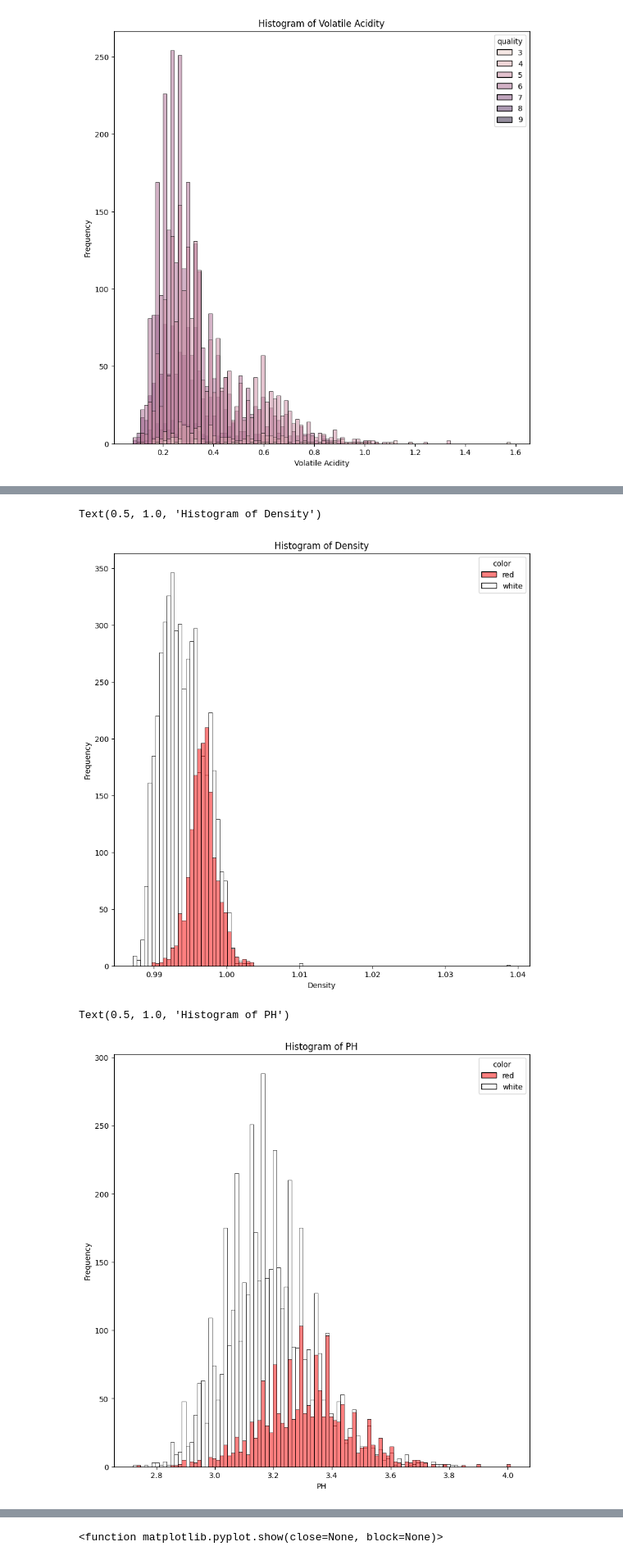
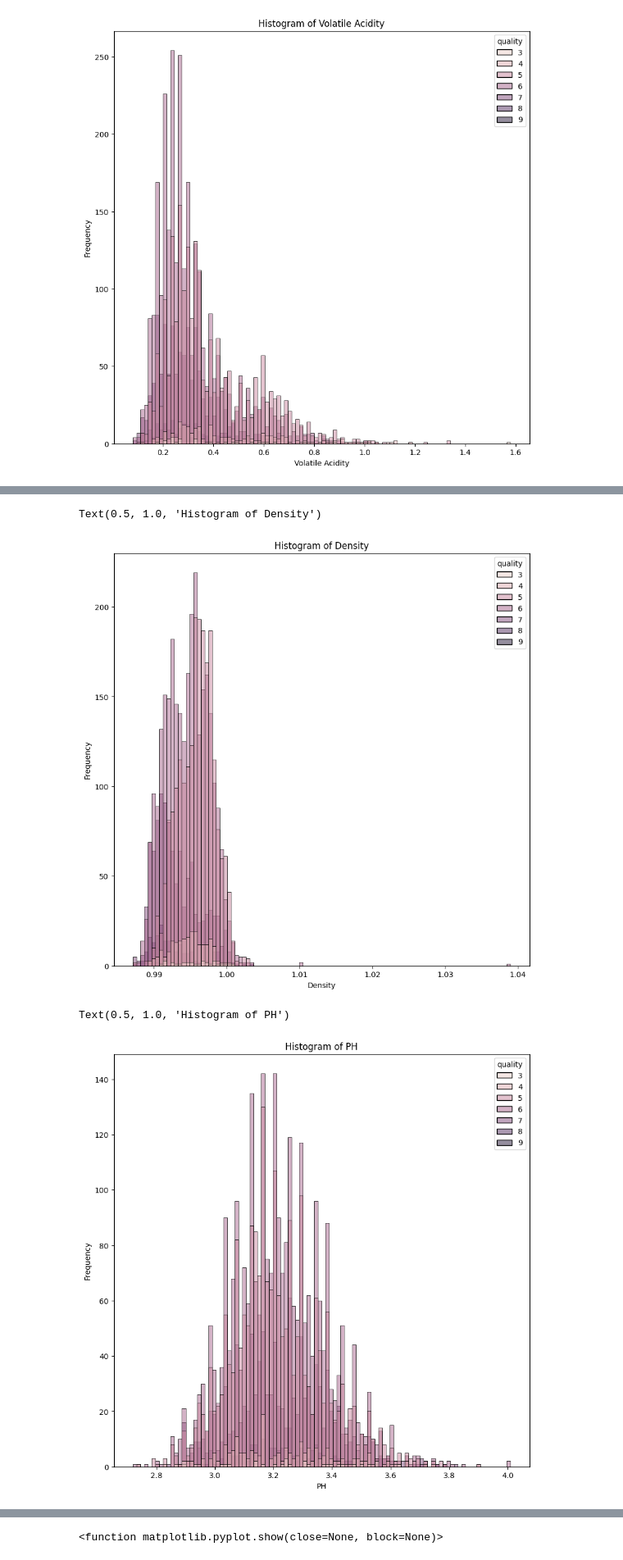
Before and after one commit to Alexander940/AI_Lab3, a Jupyter notebook: Lab-IA1_Lab-3.ipynb, the cells around one changed output, grey strips where cells are left out. Shown at 82% size. Cells and saved outputs as stored; diff of their text form; code cells hidden in the pictures.

```diff
--- a/Lab-IA1_Lab-3.ipynb
+++ b/Lab-IA1_Lab-3.ipynb
@@ -205,20 +205,20 @@ Text(0.5, 1.0, 'Histogram of Total Sulfur Dioxide')
 # %%
 plt.figure(figsize=(10, 10))
-sns.histplot(data=df, x="density", bins=100, hue="color", fill=True, palette=custom_palette)
+sns.histplot(data=df, x="density", bins=100, hue="quality", fill=True)
 plt.xlabel("Density")
 plt.ylabel("Frequency")
 plt.title("Histogram of Density")
 # %% [output]
 Text(0.5, 1.0, 'Histogram of Density')
-[figure, old version]
+[figure, new version]
 # %%
 plt.figure(figsize=(10, 10))
-sns.histplot(data=df, x="pH", bins=100, hue="color", fill=True, palette=custom_palette)
+sns.histplot(data=df, x="pH", bins=100, hue="quality", fill=True)
 plt.xlabel("PH")
 plt.ylabel("Frequency")
 plt.title("Histogram of PH")
 # %% [output]
 Text(0.5, 1.0, 'Histogram of PH')
-[figure, old version]
+[figure, new version]
 # %%
 plt.figure(figsize=(10, 10))
```
Also changed, not shown: parts of 14 cells of this notebook.
